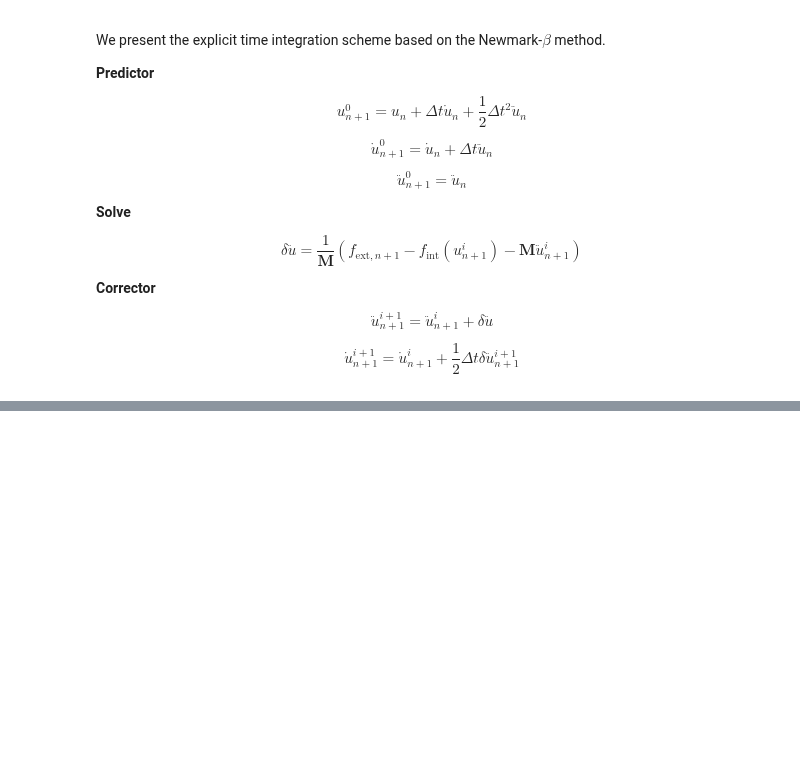
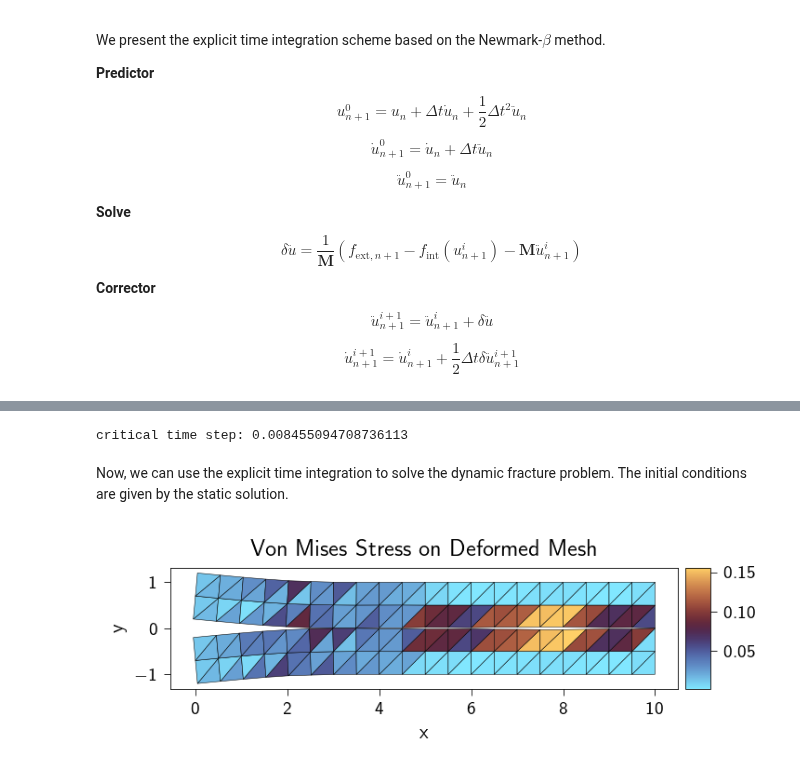
Before and after one commit to smec-ethz/tatva, a Jupyter notebook: examples/notebooks/dynamic_fracture.ipynb, the cells around one changed output, grey strips where cells are left out. Saved outputs shown, nothing was run; the diff lists cells and outputs as text; code cells hidden in the pictures; blank space fills up the shorter version.

Commit message:
dynamic fracture example complete

```diff
--- a/examples/notebooks/dynamic_fracture.ipynb
+++ b/examples/notebooks/dynamic_fracture.ipynb
@@ -566,19 +596,52 @@ def corrector(u_pred, v_pred, a_pred, da, dt):
+# %%
+@auto_vmap(coords=2)
+def get_inscribed_circle_radius(coords):
+    c1, c2, c3 = coords
+    a = jnp.linalg.norm(c2 - c1)
+    b = jnp.linalg.norm(c3 - c2)
+    c = jnp.linalg.norm(c1 - c3)
+    s = (a + b + c) / 2
+    area = jnp.sqrt(s * (s - a) * (s - b) * (s - c))
+    return area / s / 2
 # %%
+h_min = jnp.min(get_inscribed_circle_radius(coords[elements]))
+dt = 0.2 * h_min / (jnp.sqrt((2 * elasticity_op.mu + elasticity_op.lmbda) / rho))
 
-dt = 0.8 * h_min / (jnp.sqrt((2 * elasticity_op.mu + elasticity_op.lmbda) / rho))
+print(f"critical time step: {dt}")
+# %% [output]
+critical time step: 0.008455094708736113
+# %% [markdown]
+Now, we can use the explicit time integration to solve the dynamic fracture problem. The initial conditions are given by the static solution.
 # %%
+n_steps = 50
 
-dt =
-nsteps = 100
+u_dynamic = u_static.flatten()
+v_dynamic = jnp.zeros_like(u_dynamic)
+a_dynamic = jnp.zeros_like(u_dynamic)
+
+f_ext = jnp.zeros_like(u_dynamic)
+
 for step in range(n_steps):
 
-    u = u.at[fixed_dofs].set(prescribed_values)
+    u_dynamic = u_dynamic.at[fixed_dofs].set(prescribed_values.at[fixed_dofs].get())
 
-    u_pred, v_pred, a_pred = predictor(u, v, a, dt)
+    u_pred, v_pred, a_pred = predictor(u_dynamic, v_dynamic, a_dynamic, dt)
 
-    residual = f_ext - f_int(u_pred) - mass_vector @ a_pred
+    residual = f_ext - gradient(u_pred)
 
     residual = residual.at[fixed_dofs].set(0)
-    da = residual / mass_vector
+    da = residual / mass_vector  -  mass_vector * a_dynamic
 
-    u, v, a = corrector(u_pred, v_pred, a_pred, da, dt)
+
+    u_dynamic, v_dynamic, a_dynamic = corrector(u_pred, v_pred, a_pred, da, dt)
+# %%
+grad_us = elasticity_op.gradient(u_dynamic.reshape(-1, n_dofs_per_node)[elements], coords[elements])
+strains = compute_strain(grad_us)
+stresses = compute_stress(strains, elasticity_op.mu, elasticity_op.lmbda)
+stress_vm = von_mises_stress(stresses)
+# %%
+plot_displacement_and_stress(
+    coords, u_dynamic.reshape(-1, n_dofs_per_node), elements, stress_vm.flatten()
+)
+# %% [output]
+[figure, added]
```
Also changed, not shown: parts of 7 cells of this notebook.
